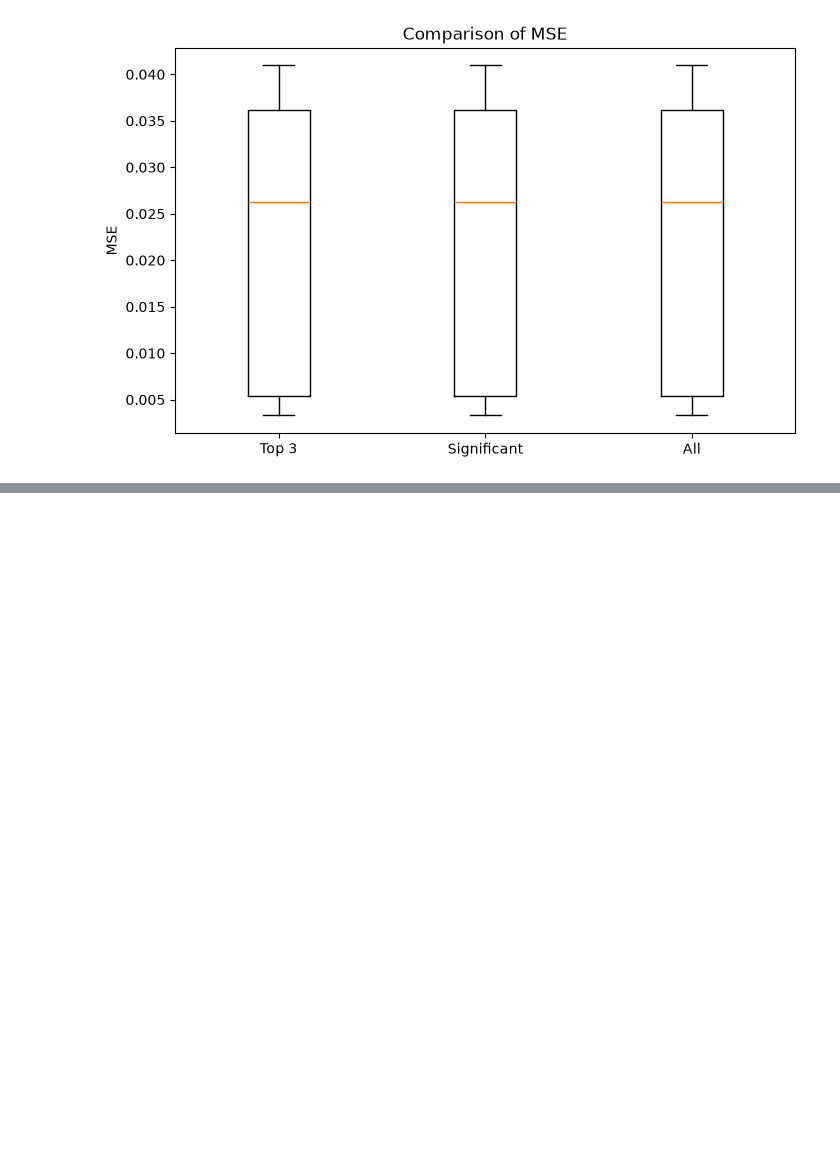
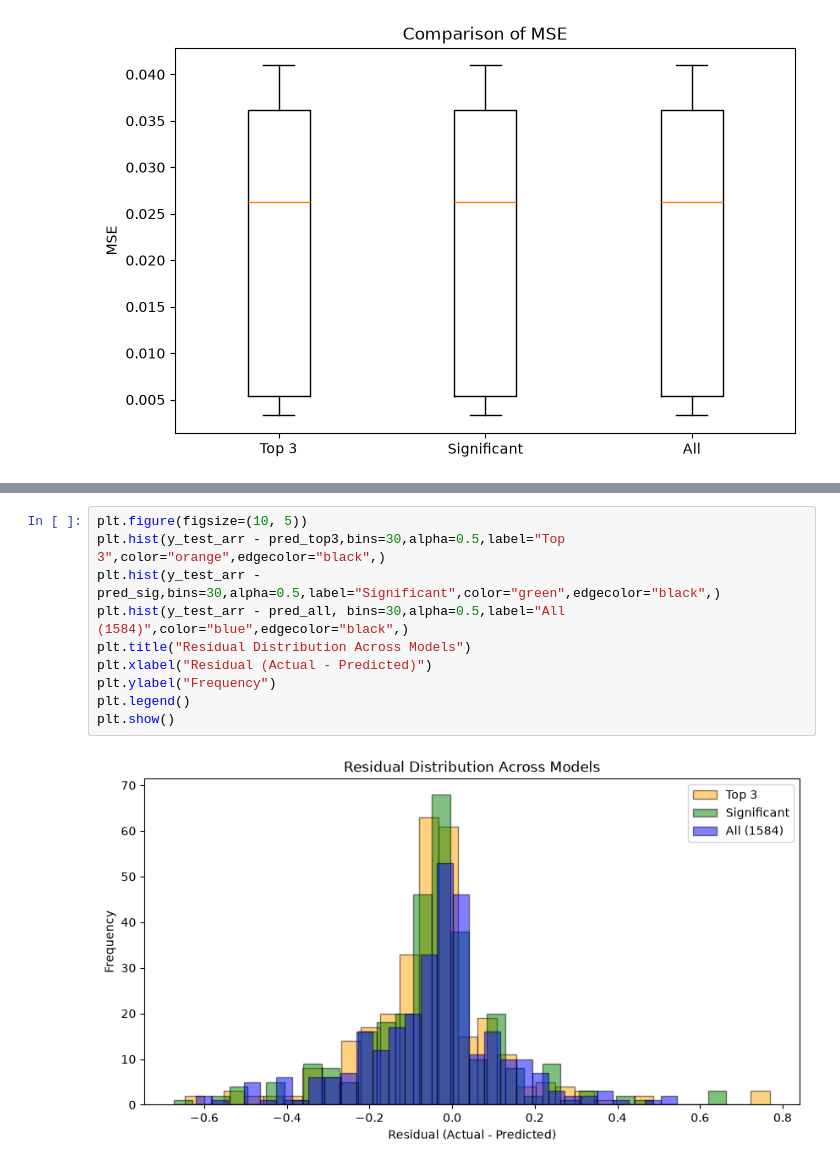
Before and after one commit to polinichcka-coding/Machine-Learning-subject, a Jupyter notebook: ML_lab1/lab1.ipynb, the cells around one changed output, grey strips where cells are left out. Saved outputs shown, nothing was run; the diff lists cells and outputs as text; blank space fills up the shorter version.

```diff
--- a/ML_lab1/lab1.ipynb
+++ b/ML_lab1/lab1.ipynb
@@ -666,0 +730,12 @@ plt.show()
+# %%
+plt.figure(figsize=(10, 5))
+plt.hist(y_test_arr - pred_top3,bins=30,alpha=0.5,label="Top 3",color="orange",edgecolor="black",)
+plt.hist(y_test_arr - pred_sig,bins=30,alpha=0.5,label="Significant",color="green",edgecolor="black",)
+plt.hist(y_test_arr - pred_all, bins=30,alpha=0.5,label="All (1584)",color="blue",edgecolor="black",)
+plt.title("Residual Distribution Across Models")
+plt.xlabel("Residual (Actual - Predicted)")
+plt.ylabel("Frequency")
+plt.legend()
+plt.show()
+# %% [output]
+[figure, added]
```
Also changed, not shown: parts of 3 cells of this notebook.
